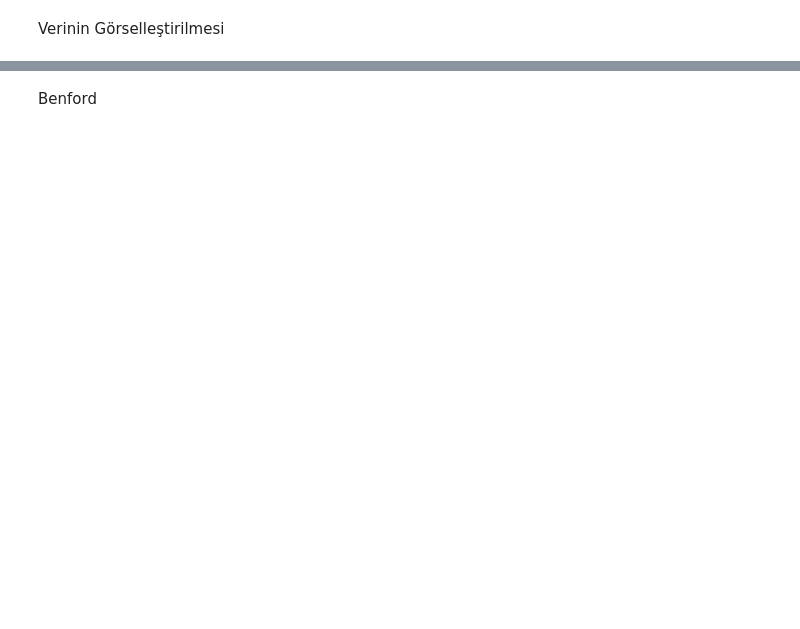
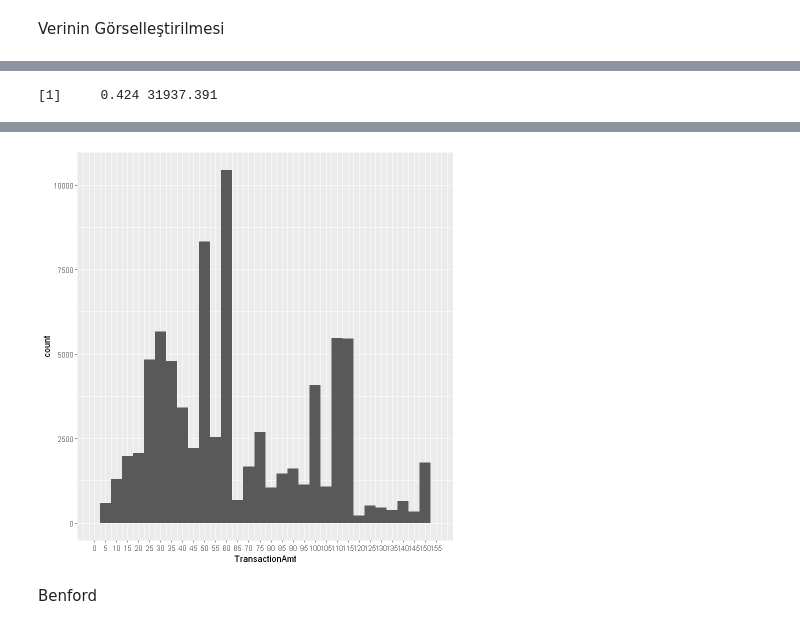
Before and after one commit to ErkanCetinyamac/Financial-Anomaly-Detection-with-Benford-Analysis, a Jupyter notebook: AnomalyDetectionWithBenfordAnalysis.ipynb, the cells around one changed output, grey strips where cells are left out. Saved outputs shown, nothing was run; the diff lists cells and outputs as text; code cells hidden in the pictures; blank space fills up the shorter version.

```diff
--- a/AnomalyDetectionWithBenfordAnalysis.ipynb
+++ b/AnomalyDetectionWithBenfordAnalysis.ipynb
@@ -21,0 +38,6 @@ data<- train_transaction
+# %%
+
+
+setwd("C:/Users/eceti/Desktop")
+
+data<- read_csv("train_transaction.csv")
@@ -67,4 +181,10 @@ plot_num(df)
 # %%
-plotNormalHistogram(df$TransactionAmt)
+
 
 range(df$TransactionAmt)
+# %% [output]
+[1]     0.424 31937.391
+# %%
+ggplot(df, aes(x = TransactionAmt)) + geom_histogram(binwidth = 5) +
+    scale_x_continuous(breaks = seq(0, 155, 5), lim = c(0, 155))
+# %% [output]
@@ -71,3 +195,4 @@ range(df$TransactionAmt)
+[figure, added]
 # %% [markdown]
 Benford
 # %%
```
Also changed, not shown: parts of 15 cells of this notebook.
